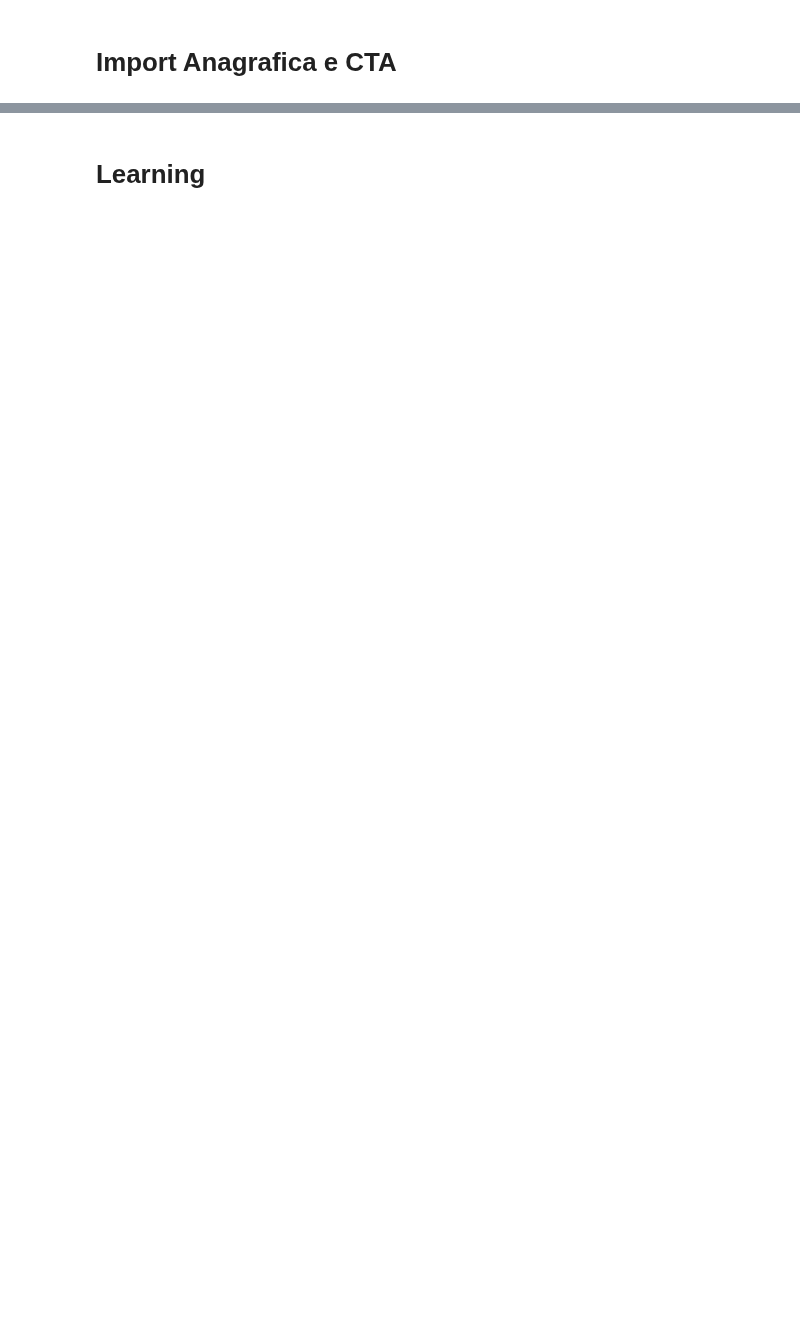
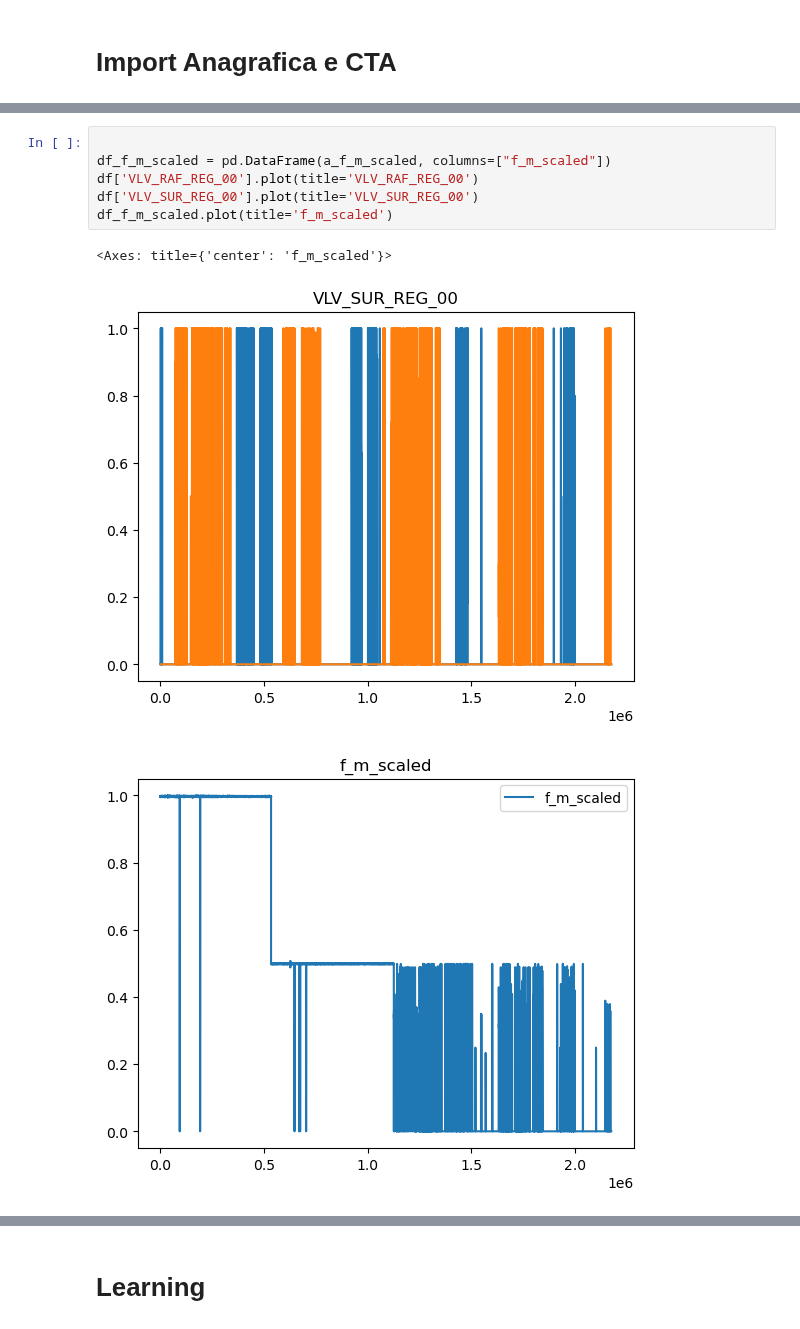
Before and after one commit to edoardorossi1995/Tesi, a Jupyter notebook: DQN_Agent.ipynb, the cells around one changed output, grey strips where cells are left out. Cells and saved outputs as stored; diff of their text form; blank space fills up the shorter version.

```diff
--- a/DQN_Agent.ipynb
+++ b/DQN_Agent.ipynb
@@ -130,0 +155,10 @@ Text(0.5, 0, 'PW_ATT_M_00')
+# %%
+
+df_f_m_scaled = pd.DataFrame(a_f_m_scaled, columns=["f_m_scaled"])
+df['VLV_RAF_REG_00'].plot(title='VLV_RAF_REG_00')
+df['VLV_SUR_REG_00'].plot(title='VLV_SUR_REG_00')
+df_f_m_scaled.plot(title='f_m_scaled')
+# %% [output]
+<Axes: title={'center': 'f_m_scaled'}>
+[figure, added]
+[figure, added]
```
Also changed, not shown: parts of 13 cells of this notebook, 2 other files.
